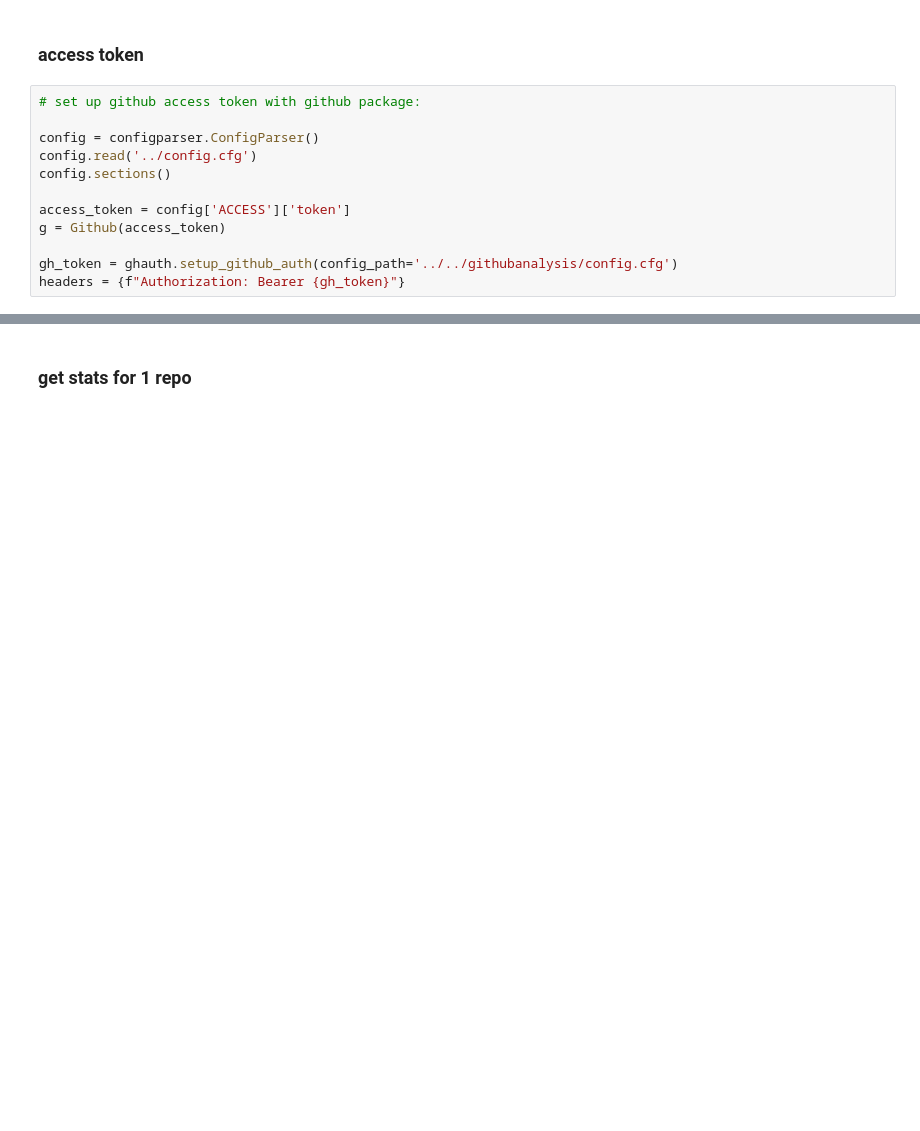
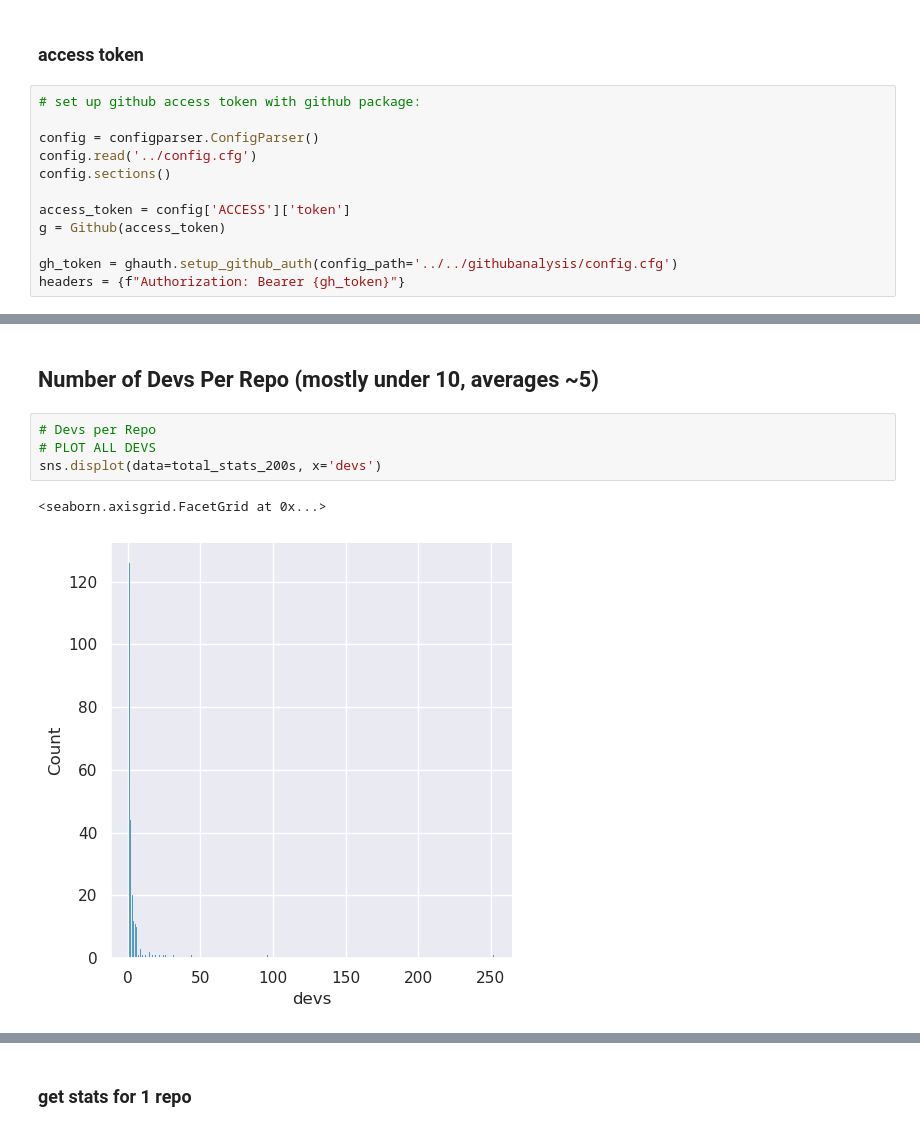
Before and after one commit to FlicAnderson/RSE-personas, a Jupyter notebook: githubanalysis/notebooks/Dev_Assignment.ipynb, the cells around one changed output, grey strips where cells are left out. Drawn from its saved outputs; the diff is of its cells as text; blank space fills up the shorter version.

```diff
--- a/githubanalysis/notebooks/Dev_Assignment.ipynb
+++ b/githubanalysis/notebooks/Dev_Assignment.ipynb
@@ -85,0 +223,9 @@ total_stats_200s[['devs', 'repo_age_days', 'total_commits_last_year']].describe(
+# %% [markdown]
+## Number of Devs Per Repo (mostly under 10, averages ~5)
+# %%
+# Devs per Repo
+# PLOT ALL DEVS
+sns.displot(data=total_stats_200s, x='devs')
+# %% [output]
+<seaborn.axisgrid.FacetGrid at 0x...>
+[figure, added]
```
Also changed, not shown: parts of 71 cells of this notebook.
